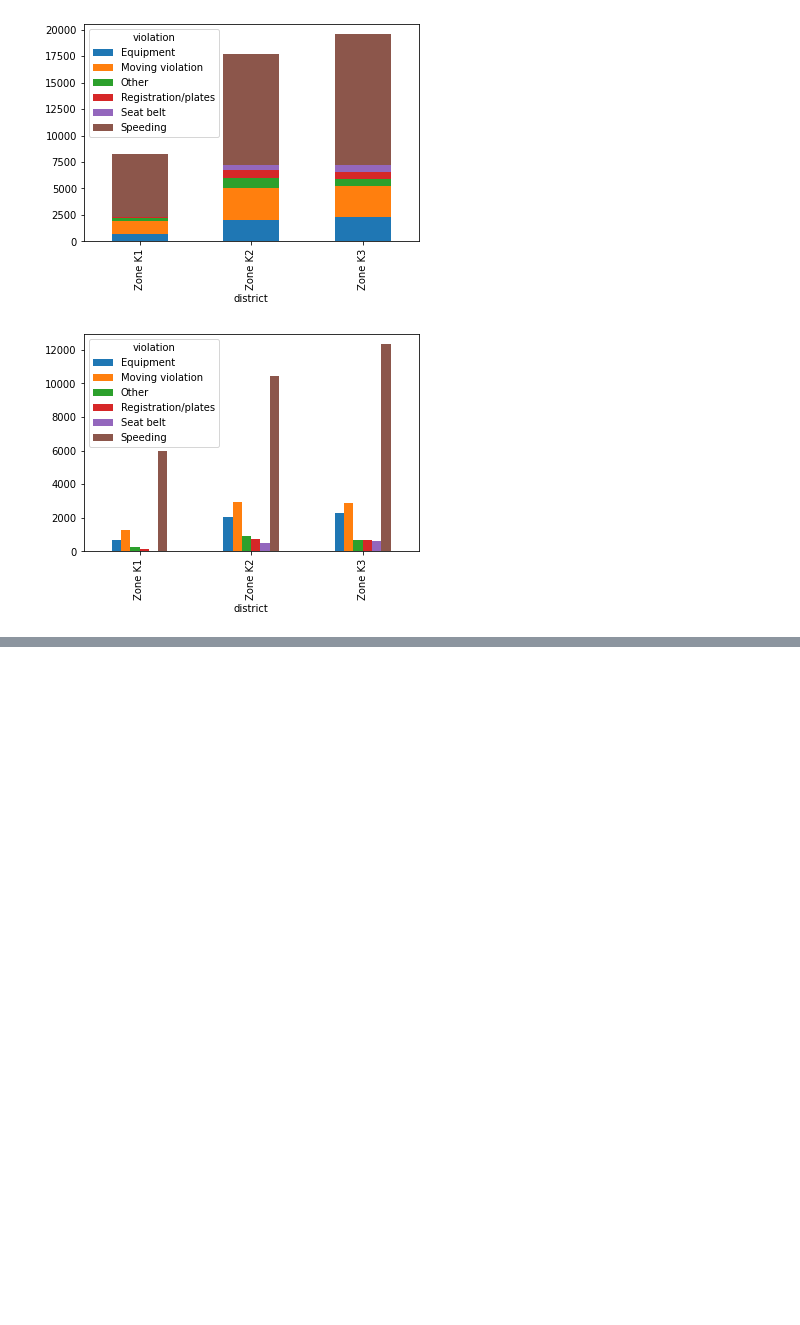
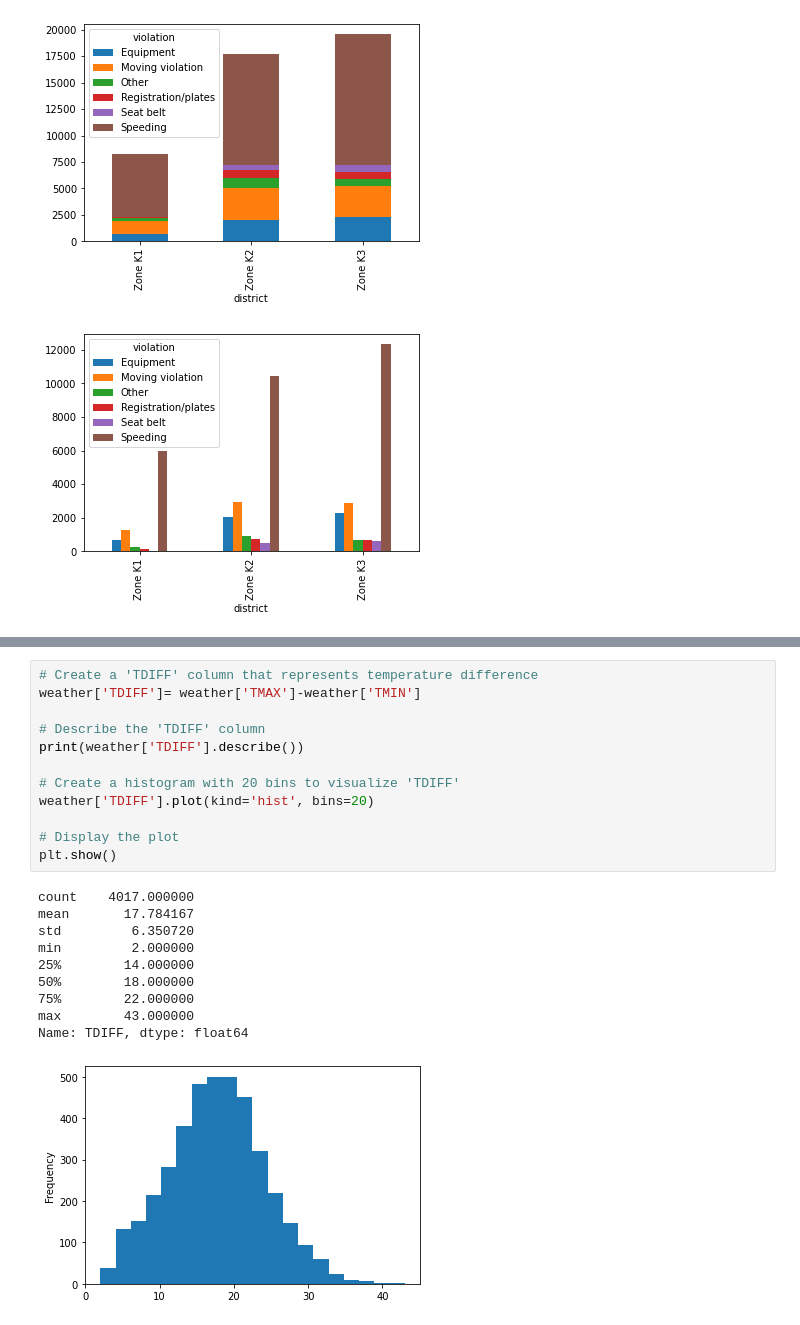
Before and after one commit to ju-mk/police_ri, a Jupyter notebook: police_ri_analysis.ipynb, the cells around one changed output, grey strips where cells are left out. Drawn from its saved outputs; the diff is of its cells as text; blank space fills up the shorter version.

```diff
--- a/police_ri_analysis.ipynb
+++ b/police_ri_analysis.ipynb
@@ -555,0 +628,23 @@ Zone K3       12323
+# %%
+# Create a 'TDIFF' column that represents temperature difference
+weather['TDIFF']= weather['TMAX']-weather['TMIN']
+
+# Describe the 'TDIFF' column
+print(weather['TDIFF'].describe())
+
+# Create a histogram with 20 bins to visualize 'TDIFF'
+weather['TDIFF'].plot(kind='hist', bins=20)
+
+# Display the plot
+plt.show()
+# %% [output]
+count    4017.000000
+mean       17.784167
+std         6.350720
+min         2.000000
+25%        14.000000
+50%        18.000000
+75%        22.000000
+max        43.000000
+Name: TDIFF, dtype: float64
+[figure, added]
```
Also changed, not shown: parts of 19 cells of this notebook.
